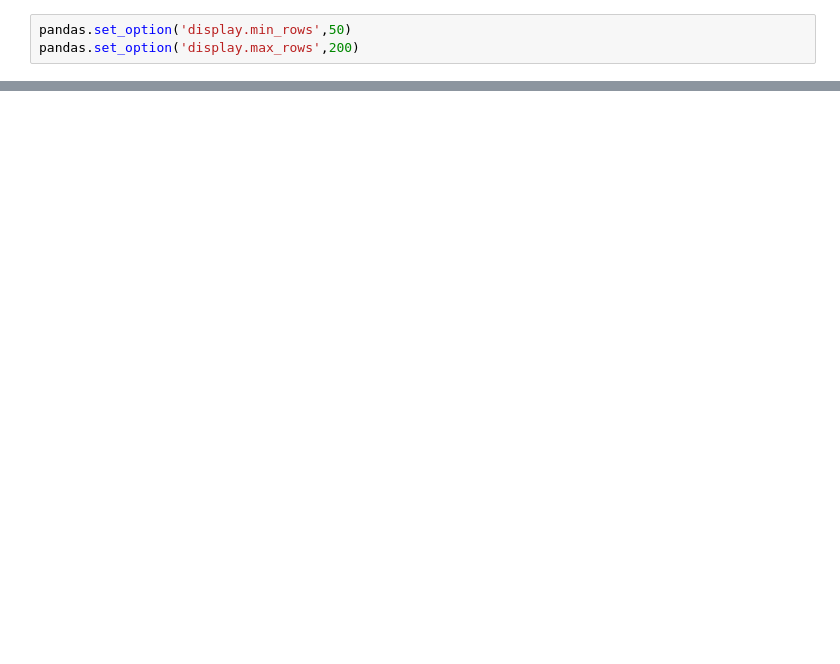
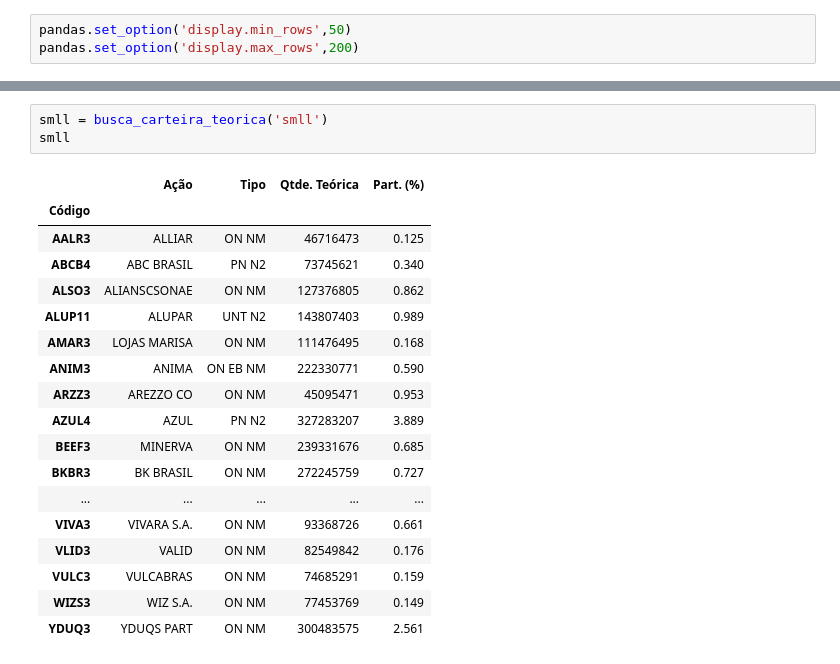
Before and after one commit to allpedroza/python-dataanalysis, a Jupyter notebook: scrapping_B3.ipynb, the cells around one changed output, grey strips where cells are left out. Cells and saved outputs as stored; diff of their text form; blank space fills up the shorter version.

```diff
--- a/scrapping_B3.ipynb
+++ b/scrapping_B3.ipynb
@@ -37,0 +56,22 @@ ValueError: ignored
+# %%
+smll = busca_carteira_teorica('smll')
+smll
+# %% [output]
+|  | Ação | Tipo | Qtde. Teórica | Part. (%) |
+| Código |  |  |  |  |
+| AALR3 | ALLIAR | ON NM | 46716473 | 0.125 |
+| ABCB4 | ABC BRASIL | PN N2 | 73745621 | 0.340 |
+| ALSO3 | ALIANSCSONAE | ON NM | 127376805 | 0.862 |
+| ALUP11 | ALUPAR | UNT N2 | 143807403 | 0.989 |
+| AMAR3 | LOJAS MARISA | ON NM | 111476495 | 0.168 |
+| ANIM3 | ANIMA | ON EB NM | 222330771 | 0.590 |
+| ARZZ3 | AREZZO CO | ON NM | 45095471 | 0.953 |
+| AZUL4 | AZUL | PN N2 | 327283207 | 3.889 |
+| BEEF3 | MINERVA | ON NM | 239331676 | 0.685 |
+| BKBR3 | BK BRASIL | ON NM | 272245759 | 0.727 |
+| ... | ... | ... | ... | ... |
+| VIVA3 | VIVARA S.A. | ON NM | 93368726 | 0.661 |
+| VLID3 | VALID | ON NM | 82549842 | 0.176 |
+| VULC3 | VULCABRAS | ON NM | 74685291 | 0.159 |
+| WIZS3 | WIZ S.A. | ON NM | 77453769 | 0.149 |
+| YDUQ3 | YDUQS PART | ON NM | 300483575 | 2.561 |
```
Also changed, not shown: parts of 6 cells of this notebook.
